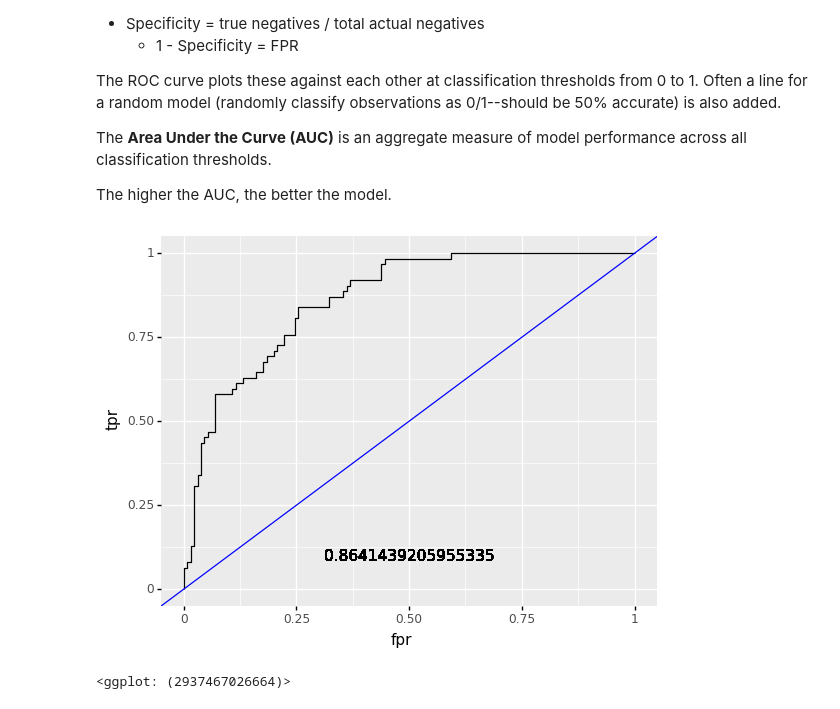
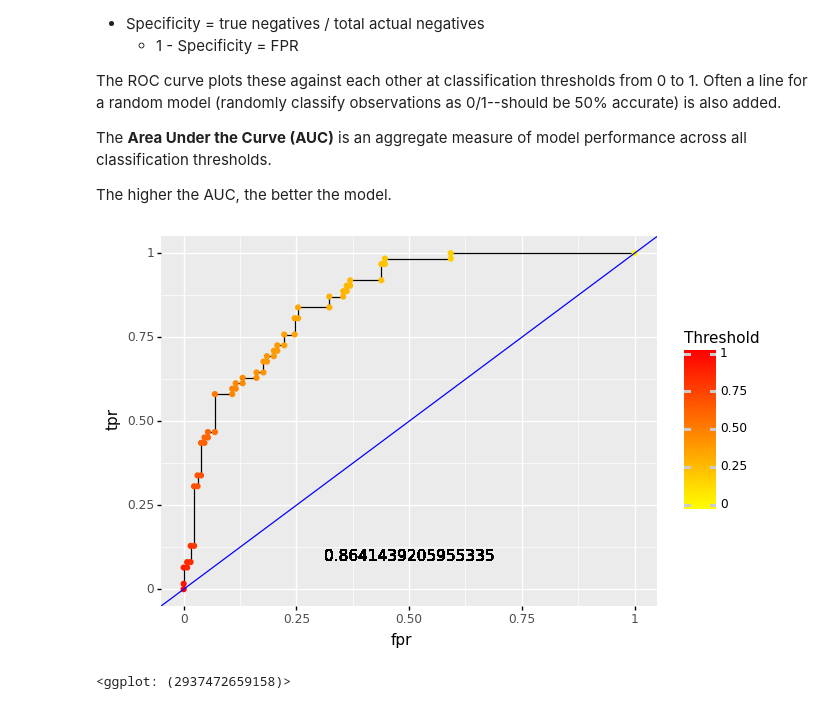
Before and after one commit to AIBiology/Jupyter_Content, a Jupyter notebook: teach_10_Classification.ipynb, the cells around one changed output. Cells and saved outputs as stored; diff of their text form; code cells hidden in the pictures.

Commit message:
Add threshold coloring to ROC curve

```diff
--- a/teach_10_Classification.ipynb
+++ b/teach_10_Classification.ipynb
@@ -477,18 +477,21 @@ The higher the AUC, the better the model.
 # %%
 # ROC Curve
 
 y_pred_proba = model.predict_proba(X_test)[::,1]
 fpr, tpr, thresh = roc_curve(y_test,  y_pred_proba)
 auc = roc_auc_score(y_test, y_pred_proba)
 
 # Plot ROC w/ RocCurveDisplay
 #display = RocCurveDisplay(fpr=fpr, tpr=tpr, roc_auc=auc, estimator_name='example estimator')
 #display.plot()
 
 # Plot ROC w/ plotnine
 df= pd.DataFrame(fpr,tpr)
-(pn.ggplot(df, pn.aes(x='fpr', y='tpr')) + pn.geom_line() + pn.geom_text(pn.aes(x= 0.5, y= 0.1, label=auc)) +
-pn.geom_abline(intercept=0, slope=1, color='blue'))
+(pn.ggplot(df, pn.aes(x='fpr', y='tpr')) + pn.geom_line() +
+ pn.geom_point(pn.aes(color=thresh)) +
+ pn.scale_color_gradient(low='yellow', high='red', name='Threshold', limits=[0,1]) +
+ pn.geom_text(pn.aes(x= 0.5, y= 0.1, label=auc)) +
+ pn.geom_abline(intercept=0, slope=1, color='blue'))
 # %% [output]
-[figure, old version]
+[figure, new version]
-<ggplot: (2937467026664)>
+<ggplot: (2937472659158)>
```
Also changed, not shown: parts of 1 cell of this notebook.
